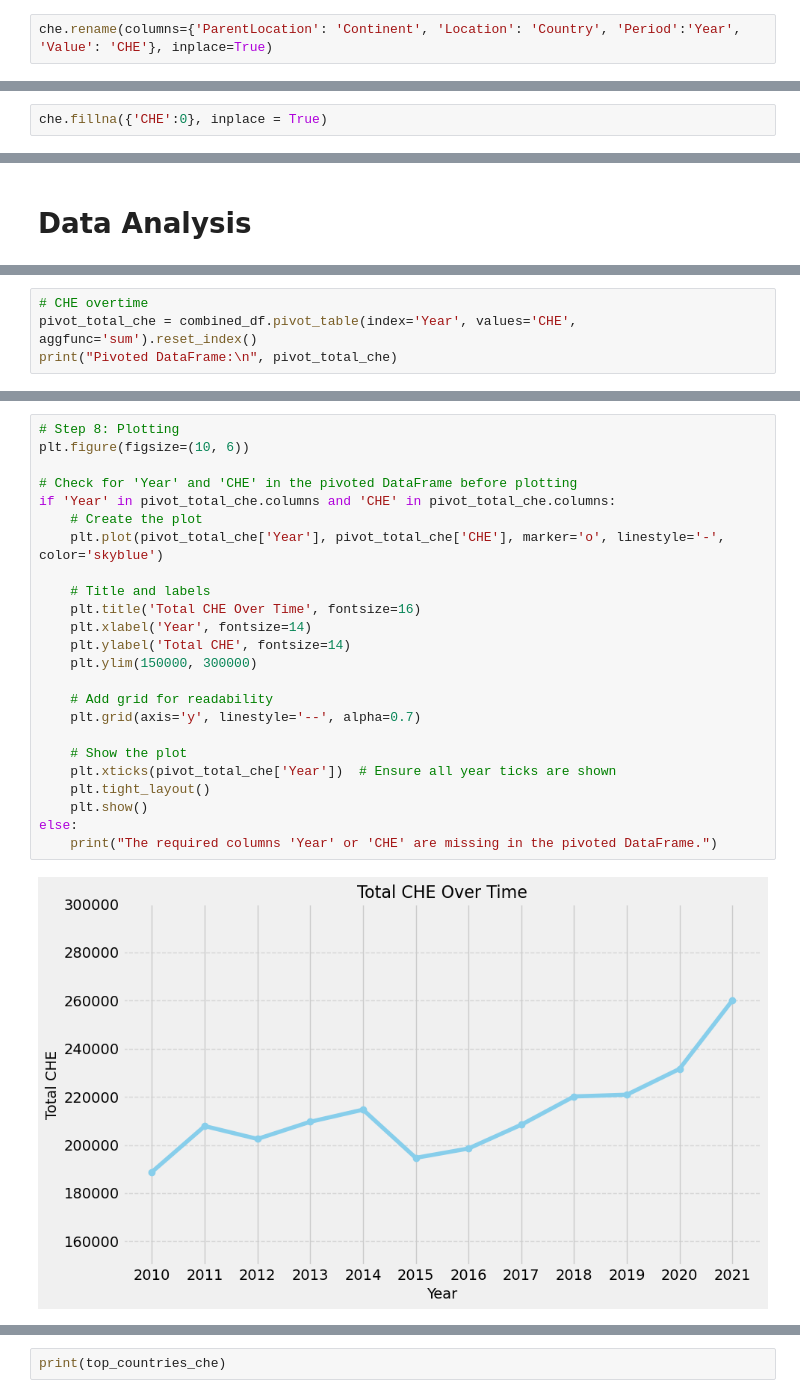
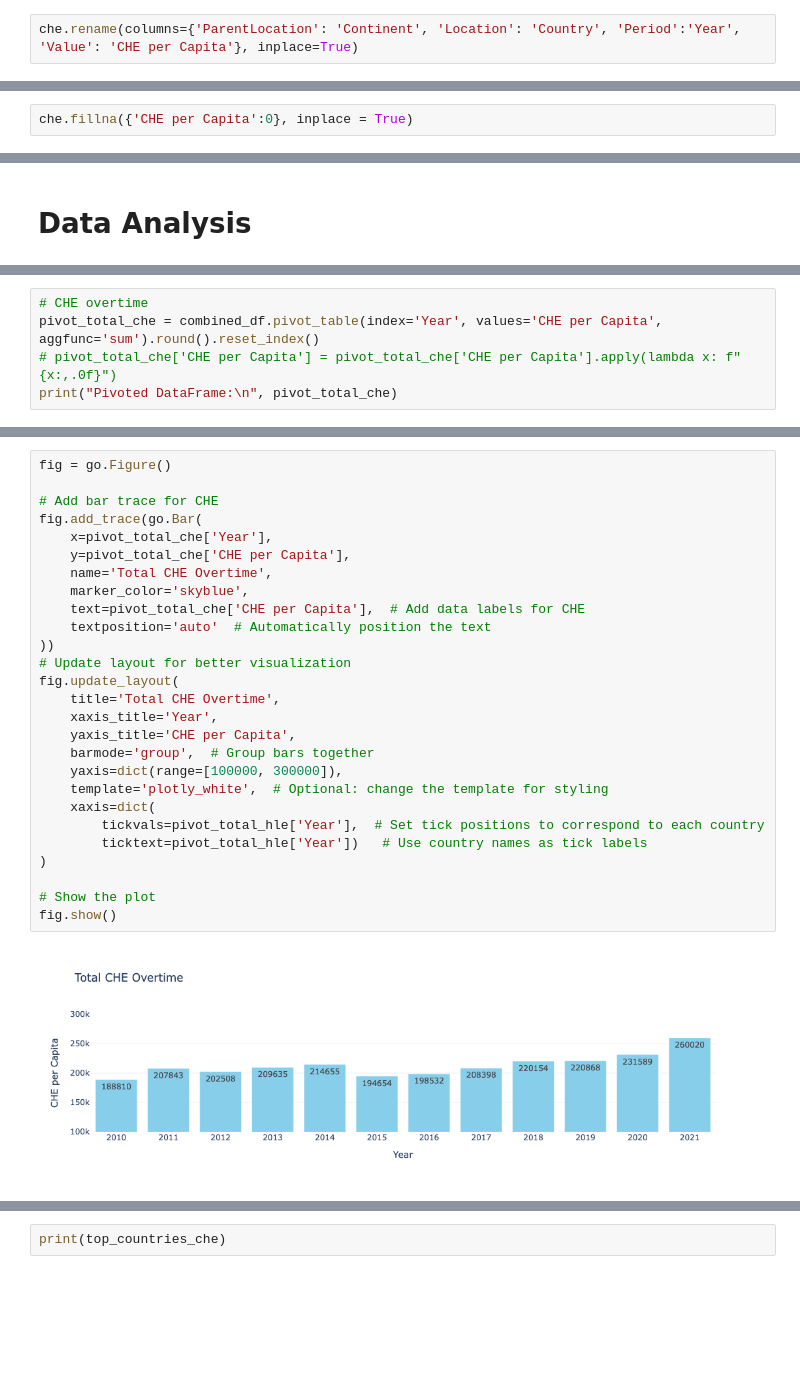
Before and after one commit to christineton/Current_Health_Expenditure_Life_Expectancy_Analysis, a Jupyter notebook: current_health_expenditure_life_expectancy_analysis.ipynb, the cells around one changed output, grey strips where cells are left out. Saved outputs shown, nothing was run; the diff lists cells and outputs as text; blank space fills up the shorter version.

```diff
--- a/current_health_expenditure_life_expectancy_analysis.ipynb
+++ b/current_health_expenditure_life_expectancy_analysis.ipynb
@@ -62,7 +63,7 @@ che.head()
 | 3 | Europe | Country | Bulgaria | 2021 | 1040.02 |
 | 4 | Americas | Country | Argentina | 2021 | 1044.77 |
 # %%
-che.rename(columns={'ParentLocation': 'Continent', 'Location': 'Country', 'Period':'Year', 'Value': 'CHE'}, inplace=True)
+che.rename(columns={'ParentLocation': 'Continent', 'Location': 'Country', 'Period':'Year', 'Value': 'CHE per Capita'}, inplace=True)
 # %%
 print(che.isnull().sum())
 # %% [output]
@@ -74,6 +75,6 @@ CHE              19
 dtype: int64
 # %%
-che.fillna({'CHE':0}, inplace = True)
+che.fillna({'CHE per Capita':0}, inplace = True)
 # %%
 print(che.isnull().sum())
 # %% [output]
@@ -241,6 +242,7 @@ combined_df.columns = combined_df.columns.str.strip()
 # %%
 # CHE overtime
-pivot_total_che = combined_df.pivot_table(index='Year', values='CHE', aggfunc='sum').reset_index()
+pivot_total_che = combined_df.pivot_table(index='Year', values='CHE per Capita', aggfunc='sum').round().reset_index()
+# pivot_total_che['CHE per Capita'] = pivot_total_che['CHE per Capita'].apply(lambda x: f"{x:,.0f}")
 print("Pivoted DataFrame:\n", pivot_total_che)
 # %% [output]
 Pivoted DataFrame:
@@ -260,27 +262,30 @@ Pivoted DataFrame:
 # %%
-# Step 8: Plotting
-plt.figure(figsize=(10, 6))
+fig = go.Figure()
 
-# Check for 'Year' and 'CHE' in the pivoted DataFrame before plotting
-if 'Year' in pivot_total_che.columns and 'CHE' in pivot_total_che.columns:
-    # Create the plot
-    plt.plot(pivot_total_che['Year'], pivot_total_che['CHE'], marker='o', linestyle='-', color='skyblue')
+# Add bar trace for CHE
+fig.add_trace(go.Bar(
+    x=pivot_total_che['Year'],
+    y=pivot_total_che['CHE per Capita'],
+    name='Total CHE Overtime',
+    marker_color='skyblue',
+    text=pivot_total_che['CHE per Capita'],  # Add data labels for CHE
+    textposition='auto'  # Automatically position the text
+))
+# Update layout for better visualization
+fig.update_layout(
+    title='Total CHE Overtime',
+    xaxis_title='Year',
+    yaxis_title='CHE per Capita',
+    barmode='group',  # Group bars together
+    yaxis=dict(range=[100000, 300000]),
+    template='plotly_white',  # Optional: change the template for styling
+    xaxis=dict(
+        tickvals=pivot_total_hle['Year'],  # Set tick positions to correspond to each country
+        ticktext=pivot_total_hle['Year'])   # Use country names as tick labels
+)
 
-    # Title and labels
-    plt.title('Total CHE Over Time', fontsize=16)
-    plt.xlabel('Year', fontsize=14)
-    plt.ylabel('Total CHE', fontsize=14)
-    plt.ylim(150000, 300000)
-
-    # Add grid for readability
-    plt.grid(axis='y', linestyle='--', alpha=0.7)
-
-    # Show the plot
-    plt.xticks(pivot_total_che['Year'])  # Ensure all year ticks are shown
-    plt.tight_layout()
-    plt.show()
-else:
-    print("The required columns 'Year' or 'CHE' are missing in the pivoted DataFrame.")
+# Show the plot
+fig.show()
 # %% [output]
-[figure, old version]
+[figure, new version]
 # %% [markdown]
```
Also changed, not shown: parts of 22 cells of this notebook.
